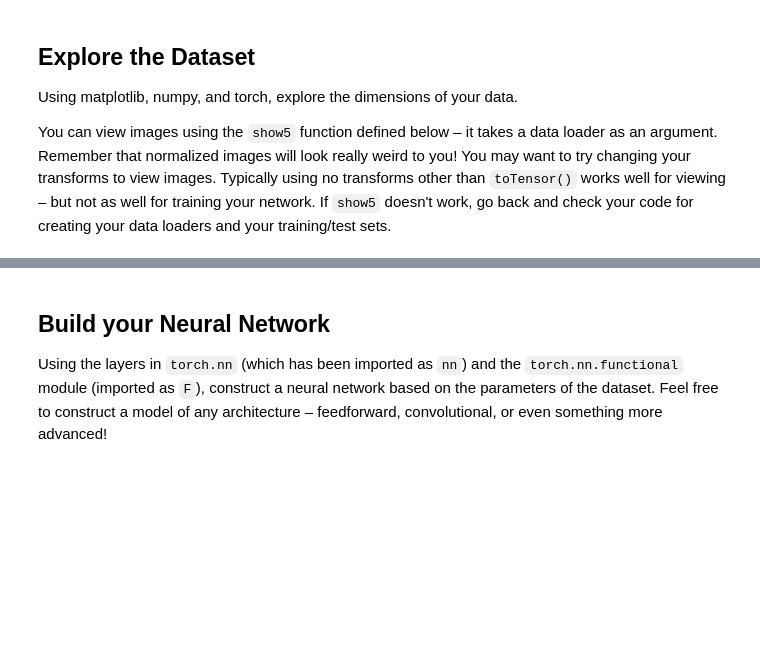
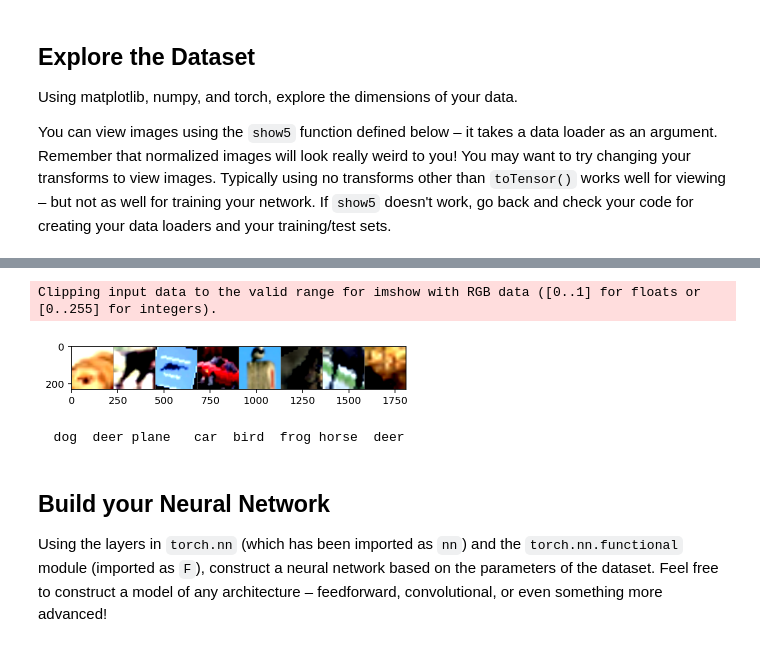
Before and after one commit to maurodsantos/cifar10_image_classifier, a Jupyter notebook: CIFAR-10_Image_Classifier-STARTER.ipynb, the cells around one changed output, grey strips where cells are left out. Drawn from its saved outputs; the diff is of its cells as text; code cells hidden in the pictures; blank space fills up the shorter version.

```diff
--- a/CIFAR-10_Image_Classifier-STARTER.ipynb
+++ b/CIFAR-10_Image_Classifier-STARTER.ipynb
@@ -47,7 +55,7 @@ transform = transforms.Compose([transforms.ToTensor(),
 
 # Create training set and define training dataloader
 ## YOUR CODE HERE ##
-batch_size=64
+batch_size=8
 trainset = torchvision.datasets.CIFAR10(root='./data', download=True, train=True, transform=transform)
 trainloader = torch.utils.data.DataLoader(trainset, batch_size=batch_size, shuffle=True)
 
@@ -103,3 +93,37 @@ Clipping input data to the valid range for imshow with RGB data ([0..1] for floa
+# %%
+# Explore data
+## YOUR CODE HERE ##
+# inspired from https://pytorch.org/tutorials/beginner/blitz/cifar10_tutorial.html
+import matplotlib.pyplot as plt
+import numpy as np
+
+# functions to show an image
+def imshow(img):
+    img = img / 2 + 0.5     # unnormalize
+    npimg = img.numpy()
+    plt.imshow(np.transpose(npimg, (1, 2, 0)))
+    plt.show()
+
+
+# get some random training images (in this case the first batch)
+dataiter = iter(trainloader)
+images, labels = dataiter.next()
+
+# show images
+imshow(torchvision.utils.make_grid(images))
+
+# print labels according to the grid
+grid_sizes=batch_size
+if batch_size>8:
+    grid_sizes=int(np.sqrt(batch_size))
+pos=range(0, batch_size, grid_sizes)
+
+for i in pos:
+    print(' '.join('%5s' % classes[labels[j]] for j in range(i,i+grid_sizes)))
+# %% [output]
+Clipping input data to the valid range for imshow with RGB data ([0..1] for floats or [0..255] for integers).
+[figure, added]
+  dog  deer plane   car  bird  frog horse  deer
 # %% [markdown]
 ## Build your Neural Network
 Using the layers in `torch.nn` (which has been imported as `nn`) and the `torch.nn.functional` module (imported as `F`), construct a neural network based on the parameters of the dataset.
```
Also changed, not shown: parts of 13 cells of this notebook.
